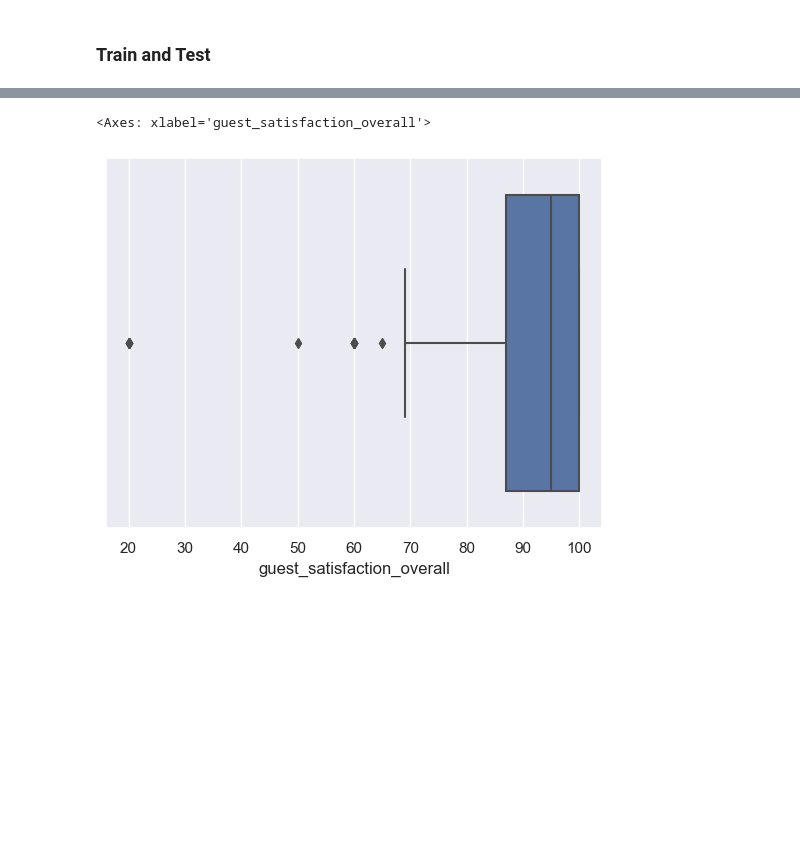
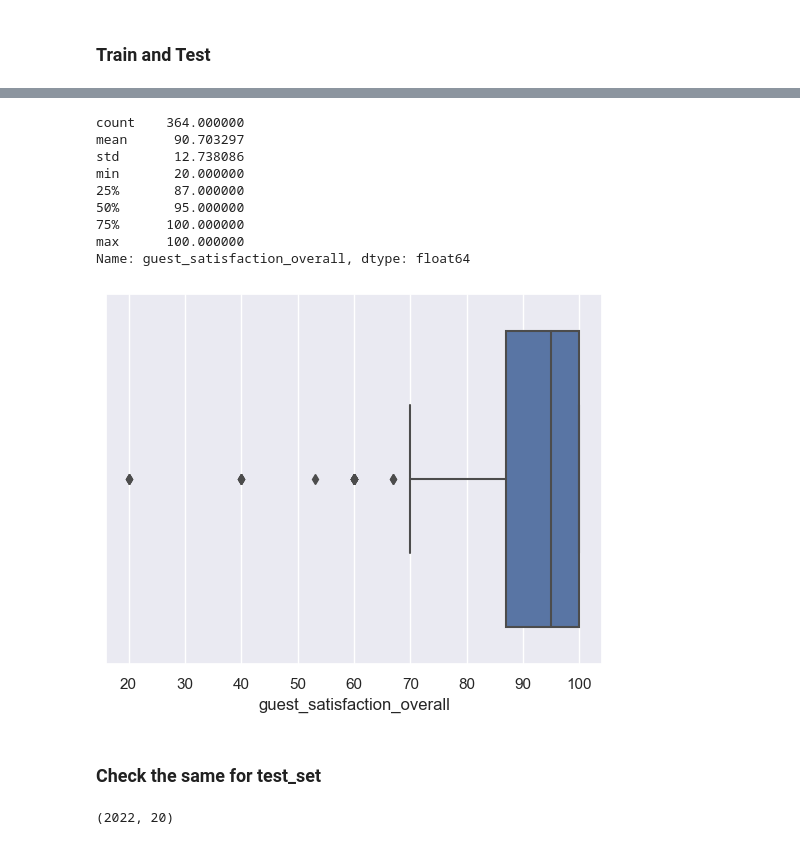
Before and after one commit to Revold1/SC1015-AirBNB, a Jupyter notebook: ForestofRandomisedTrees.ipynb, the cells around one changed output, grey strips where cells are left out. Saved outputs shown, nothing was run; the diff lists cells and outputs as text; code cells hidden in the pictures; blank space fills up the shorter version.

Commit message:
Analysis on train set

```diff
--- a/ForestofRandomisedTrees.ipynb
+++ b/ForestofRandomisedTrees.ipynb
@@ -143,5 +152,29 @@ overpriced['guest_satisfaction_overall'].mean()
 # %%
 sb.boxplot(data = overpriced, x='guest_satisfaction_overall')
+overpriced['guest_satisfaction_overall'].describe()
 # %% [output]
-<Axes: xlabel='guest_satisfaction_overall'>
+count    364.000000
+mean      90.703297
+std       12.738086
+min       20.000000
+25%       87.000000
+50%       95.000000
+75%      100.000000
+max      100.000000
+Name: guest_satisfaction_overall, dtype: float64
-[figure, old version]
+[figure, new version]
+# %% [markdown]
+### Check the same for test_set
+# %%
+dft = pd.DataFrame(london, index=x_train.index)
+y_train_pred = model.predict(x_train)
+y_pred_df_train = pd.DataFrame(y_train_pred, index=x_train.index)
+y_pred_df_train.columns = ['predSum']
+dft = pd.concat([dft, y_pred_df_train], axis=1)
+dft
+
+underpriced = dft.query('realSum < predSum')
+overpriced = dft.query('realSum > predSum')
+underpriced.shape
+# %% [output]
+(2022, 20)
```
Also changed, not shown: parts of 8 cells of this notebook.
